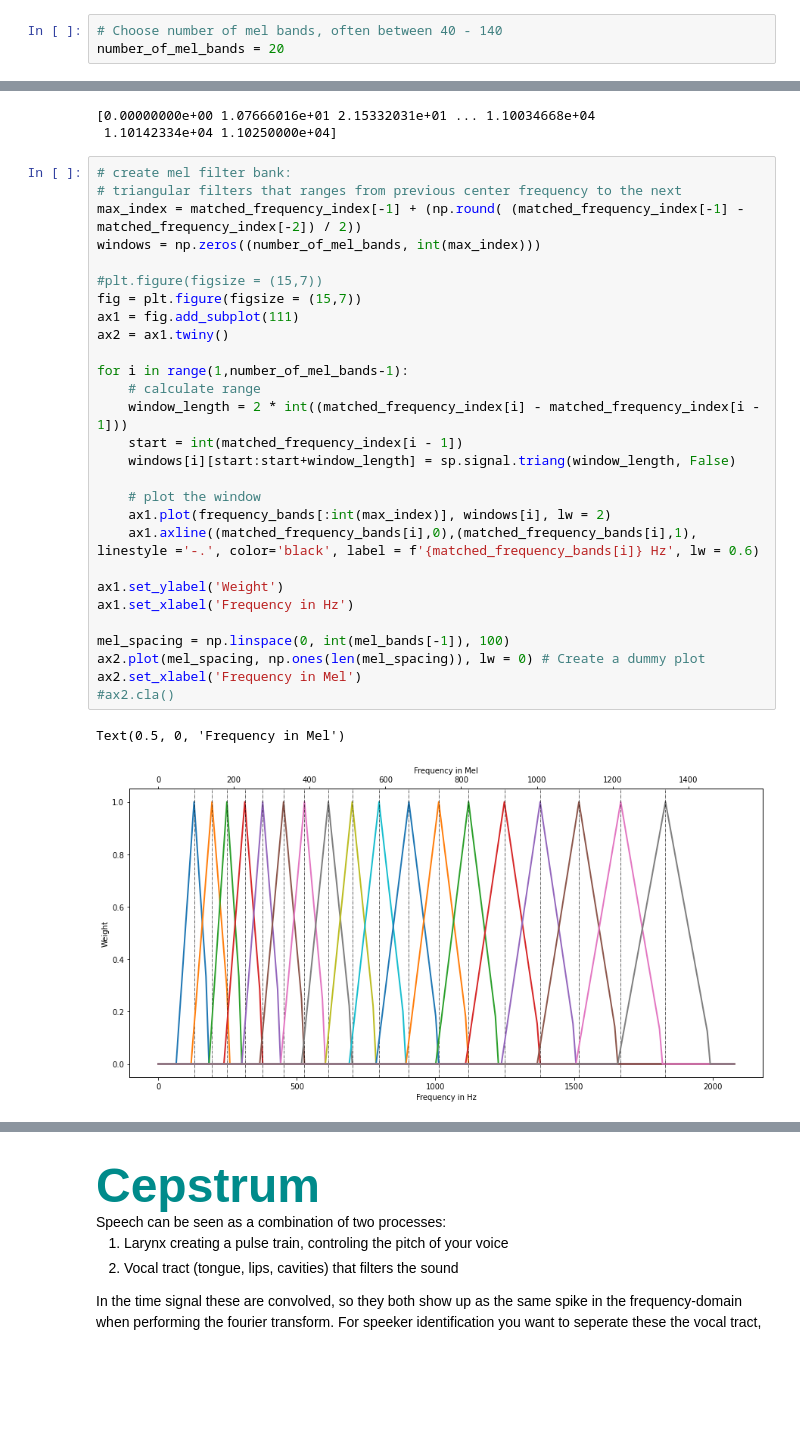
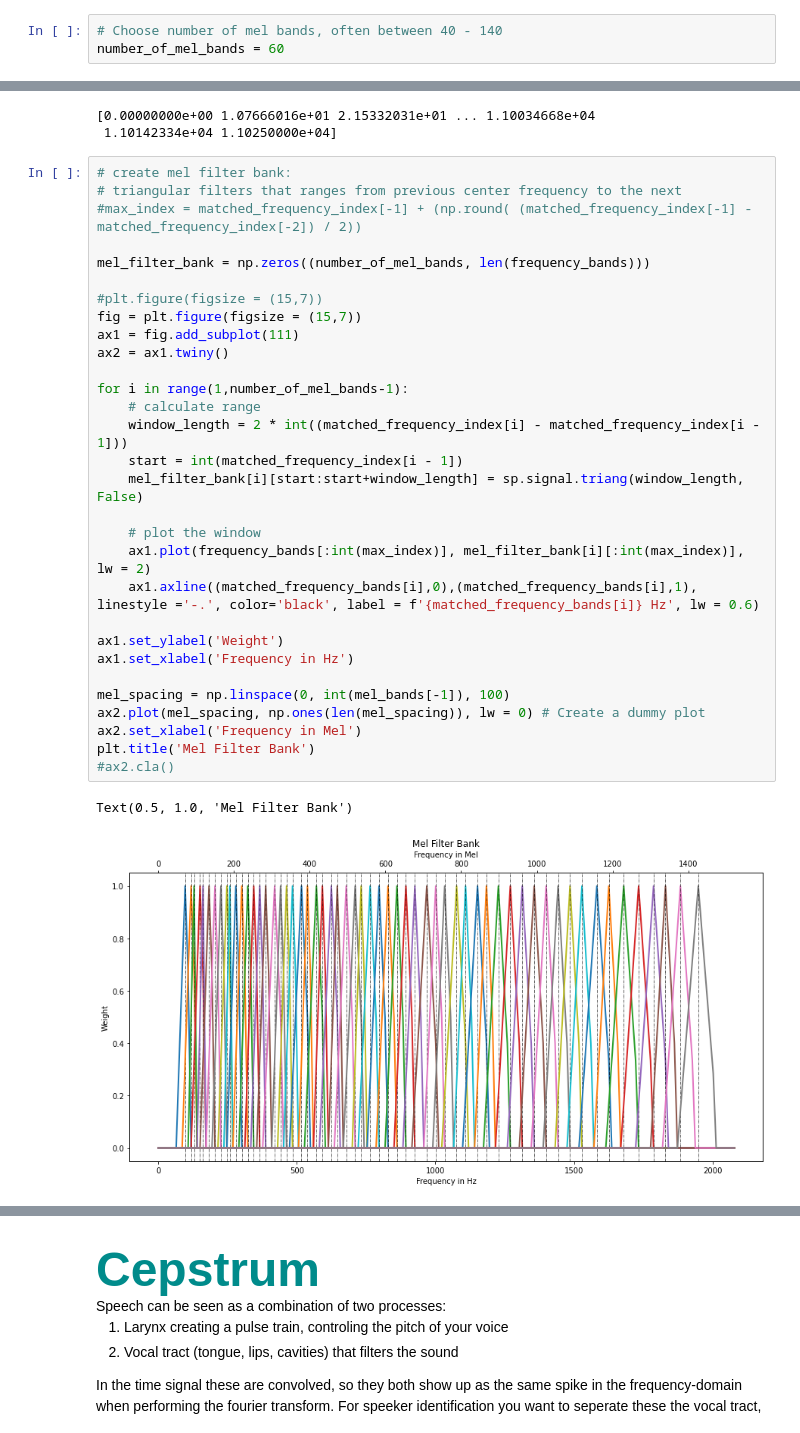
Before and after one commit to HNuijens/PythonAudioProcessing, a Jupyter notebook: Analysis/MFCC.ipynb, the cells around one changed output, grey strips where cells are left out. Cells and saved outputs as stored; diff of their text form; blank space fills up the shorter version.

```diff
--- a/Analysis/MFCC.ipynb
+++ b/Analysis/MFCC.ipynb
@@ -62,7 +62,7 @@ img = librosa.display.specshow(STFT_db,
 [figure]
 # %%
 # Choose number of mel bands, often between 40 - 140
-number_of_mel_bands = 20
+number_of_mel_bands = 60
 # %%
 # Compute mel filter banks
 # 1. Convert lowest and highest frequency to mel
@@ -129,31 +145,33 @@ for i in range(0,number_of_mel_bands):
 # %%
 # create mel filter bank:
 # triangular filters that ranges from previous center frequency to the next
-max_index = matched_frequency_index[-1] + (np.round( (matched_frequency_index[-1] - matched_frequency_index[-2]) / 2))
-windows = np.zeros((number_of_mel_bands, int(max_index)))
+#max_index = matched_frequency_index[-1] + (np.round( (matched_frequency_index[-1] - matched_frequency_index[-2]) / 2))
+
+mel_filter_bank = np.zeros((number_of_mel_bands, len(frequency_bands)))
 
 #plt.figure(figsize = (15,7))
 fig = plt.figure(figsize = (15,7))
 ax1 = fig.add_subplot(111)
 ax2 = ax1.twiny()
 
 for i in range(1,number_of_mel_bands-1):
     # calculate range
     window_length = 2 * int((matched_frequency_index[i] - matched_frequency_index[i - 1]))
     start = int(matched_frequency_index[i - 1])
-    windows[i][start:start+window_length] = sp.signal.triang(window_length, False)
+    mel_filter_bank[i][start:start+window_length] = sp.signal.triang(window_length, False)
 
     # plot the window
-    ax1.plot(frequency_bands[:int(max_index)], windows[i], lw = 2)
+    ax1.plot(frequency_bands[:int(max_index)], mel_filter_bank[i][:int(max_index)], lw = 2)
     ax1.axline((matched_frequency_bands[i],0),(matched_frequency_bands[i],1), linestyle ='-.', color='black', label = f'{matched_frequency_bands[i]} Hz', lw = 0.6)
 
 ax1.set_ylabel('Weight')
 ax1.set_xlabel('Frequency in Hz')
 
 mel_spacing = np.linspace(0, int(mel_bands[-1]), 100)
 ax2.plot(mel_spacing, np.ones(len(mel_spacing)), lw = 0) # Create a dummy plot
 ax2.set_xlabel('Frequency in Mel')
+plt.title('Mel Filter Bank')
 #ax2.cla()
 # %% [output]
-Text(0.5, 0, 'Frequency in Mel')
+Text(0.5, 1.0, 'Mel Filter Bank')
-[figure, old version]
+[figure, new version]
```
Also changed, not shown: parts of 5 cells of this notebook.
